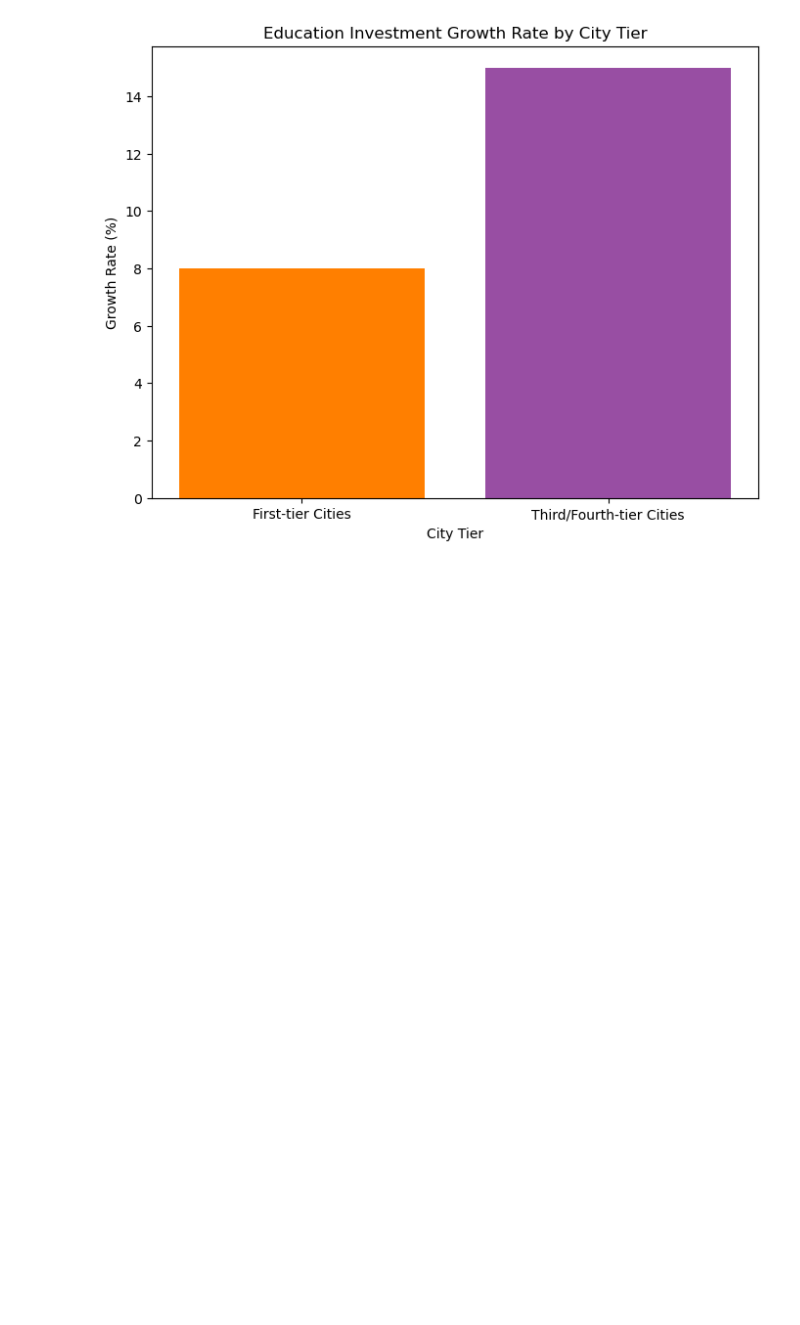
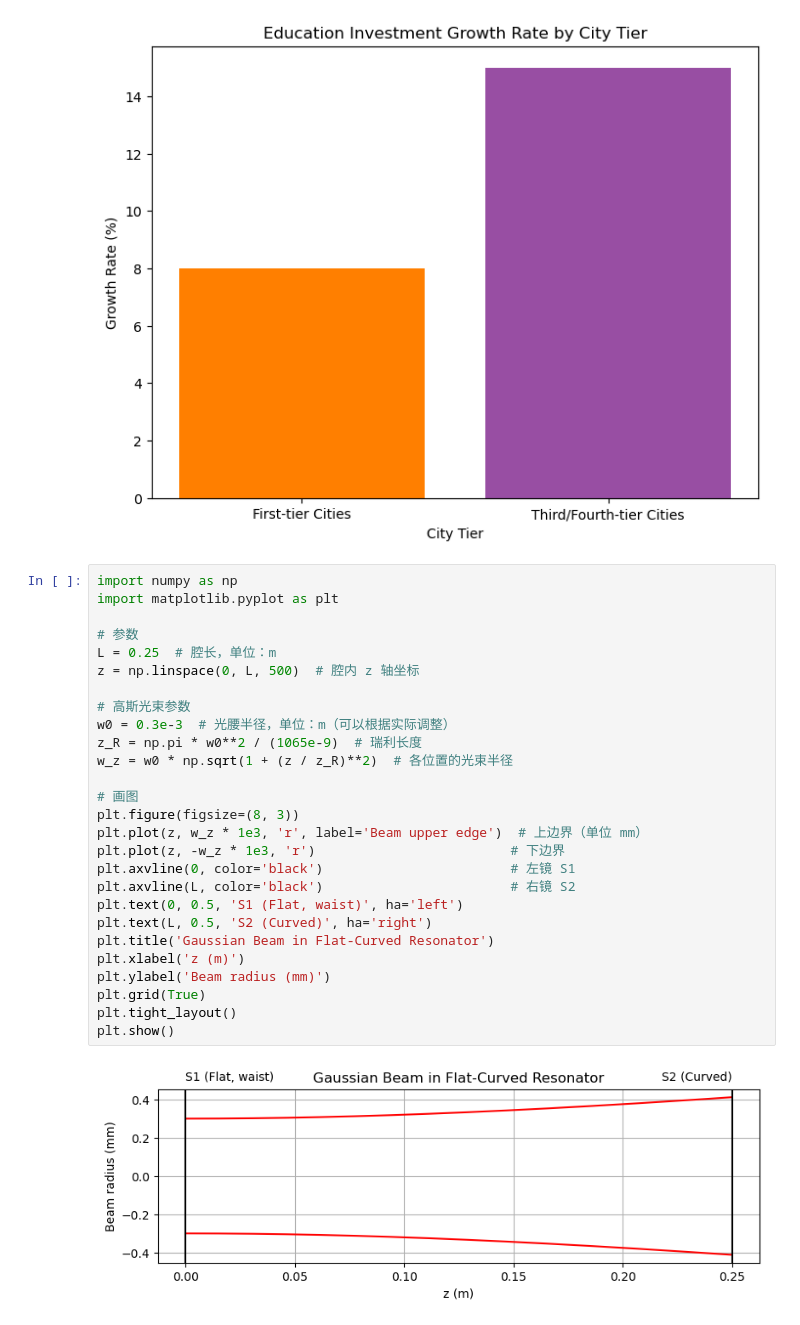
Before and after one commit to Han1105/bachelor_thesis_code_backup, a Jupyter notebook: draft.ipynb, the cells around one changed output. Drawn from its saved outputs; the diff is of its cells as text; blank space fills up the shorter version.

```diff
--- a/draft.ipynb
+++ b/draft.ipynb
@@ -44,3 +44,32 @@ plt.show()
 [figure]
 [figure]
 [figure]
+# %%
+import numpy as np
+import matplotlib.pyplot as plt
+
+# 参数
+L = 0.25  # 腔长，单位：m
+z = np.linspace(0, L, 500)  # 腔内 z 轴坐标
+
+# 高斯光束参数
+w0 = 0.3e-3  # 光腰半径，单位：m（可以根据实际调整）
+z_R = np.pi * w0**2 / (1065e-9)  # 瑞利长度
+w_z = w0 * np.sqrt(1 + (z / z_R)**2)  # 各位置的光束半径
+
+# 画图
+plt.figure(figsize=(8, 3))
+plt.plot(z, w_z * 1e3, 'r', label='Beam upper edge')  # 上边界（单位 mm）
+plt.plot(z, -w_z * 1e3, 'r')                         # 下边界
+plt.axvline(0, color='black')                        # 左镜 S1
+plt.axvline(L, color='black')                        # 右镜 S2
+plt.text(0, 0.5, 'S1 (Flat, waist)', ha='left')
+plt.text(L, 0.5, 'S2 (Curved)', ha='right')
+plt.title('Gaussian Beam in Flat-Curved Resonator')
+plt.xlabel('z (m)')
+plt.ylabel('Beam radius (mm)')
+plt.grid(True)
+plt.tight_layout()
+plt.show()
+# %% [output]
+[figure, added]
```
Also changed, not shown: parts of 19 cells of this notebook, 13 other files.
